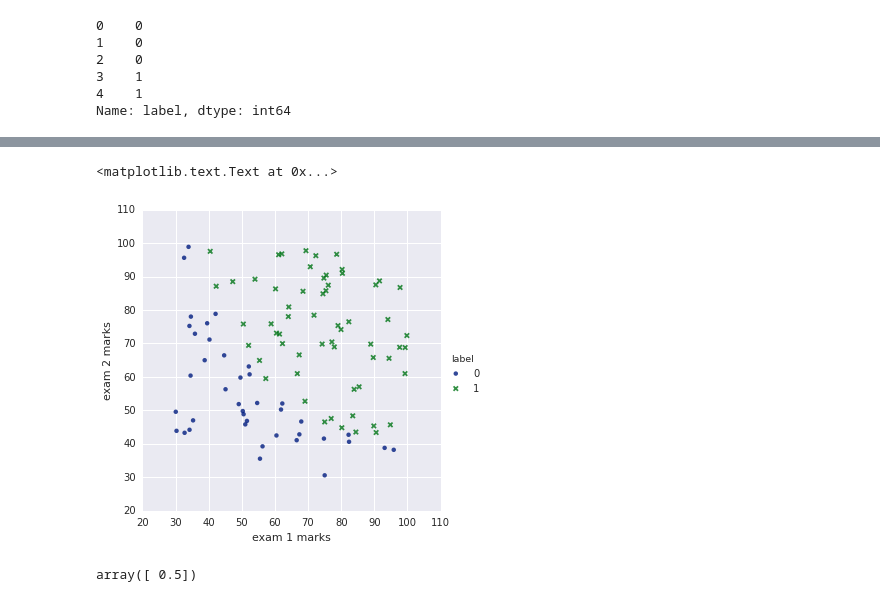
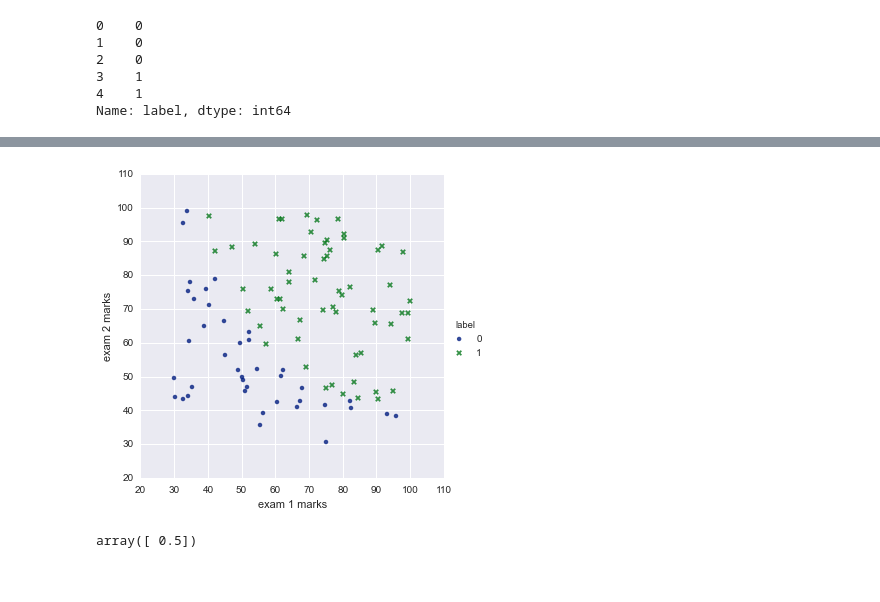
Before and after one commit to DfAC/Coursera-s-machine-learning-course, a Jupyter notebook: ml ex2.ipynb, the cells around one changed output, grey strips where cells are left out. Drawn from its saved outputs; the diff is of its cells as text; code cells hidden in the pictures.

```diff
--- a/ml ex2.ipynb
+++ b/ml ex2.ipynb
@@ -55,10 +59,10 @@ legend(list(y))
 # %%
 g = sns.lmplot("exam1", "exam2", hue="label", data=data, fit_reg=False, palette = "dark", markers = ["o","x"], legend = True)
 plt.xlabel("exam 1 marks")
 plt.ylabel("exam 2 marks")
+savefig("scatter1.png",dpi=1200)
 # %% [output]
-<matplotlib.text.Text at 0x...>
-[figure, old version]
+[figure, new version]
 # %%
 # make a sigmoid (hypothesis) function that will generate logistic regression hypotheses when passed values of 'z'
 #he hypothesis value is the probability that y=1 on input x.
```
Also changed, not shown: parts of 33 cells of this notebook.
